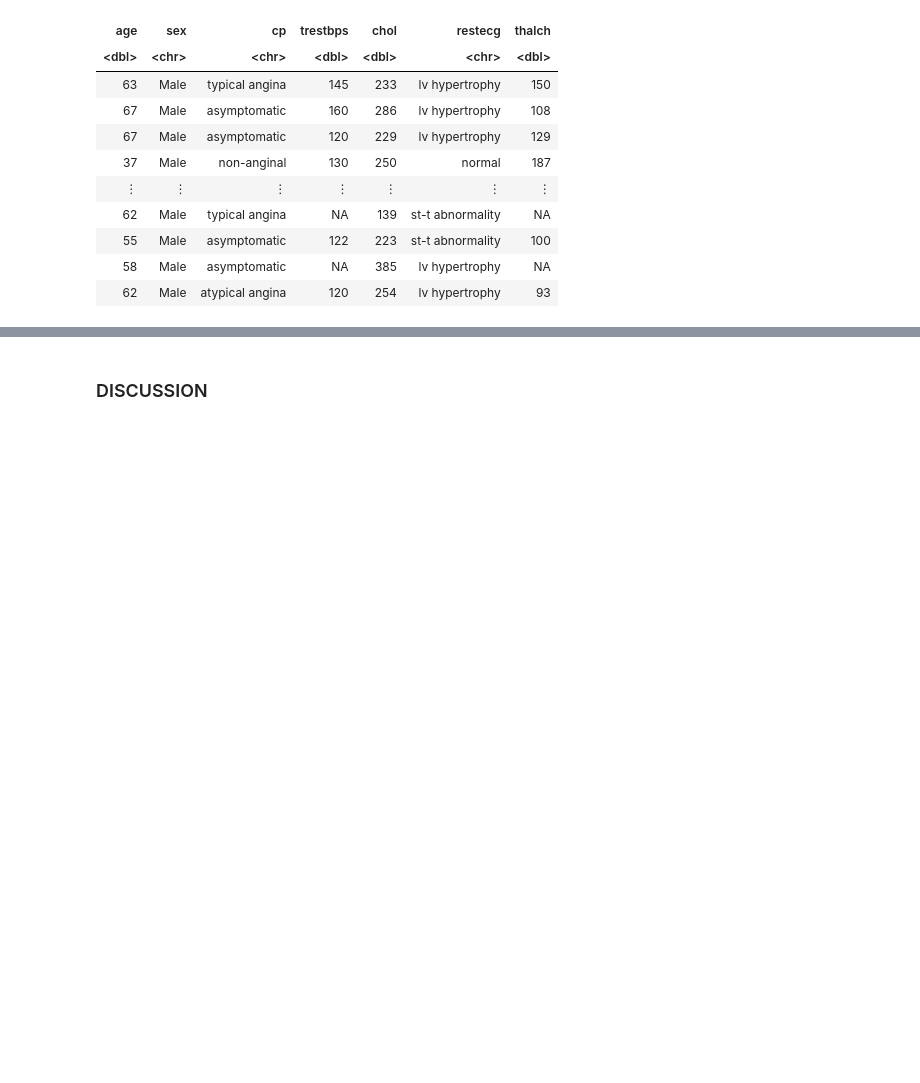
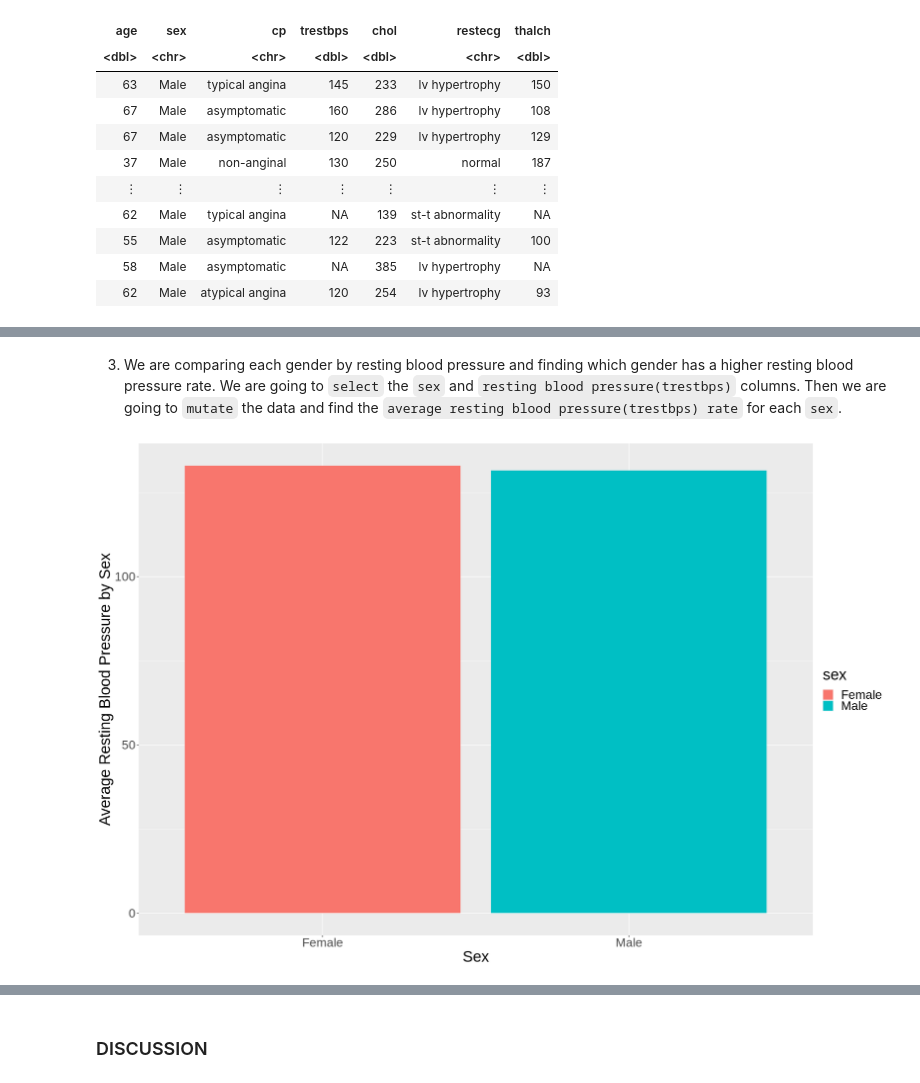
Before and after one commit to raulortiz04/dsci-100-2023s1-group-59, a Jupyter notebook: Project_Report.ipynb, the cells around one changed output, grey strips where cells are left out. Cells and saved outputs as stored; diff of their text form; code cells hidden in the pictures; blank space fills up the shorter version.

```diff
--- a/Project_Report.ipynb
+++ b/Project_Report.ipynb
@@ -170,0 +121,19 @@ Warning message:
+# %% [markdown]
+3. We are comparing each gender by resting blood pressure and finding which gender has a higher resting blood pressure rate. We are going to `select` the `sex` and `resting blood pressure(trestbps)` columns. Then we are going to `mutate` the data and find the `average resting blood pressure(trestbps) rate` for each `sex`.
+# %%
+sex_trestbps <- specific_data |>
+ filter(trestbps != "NA") |>
+  group_by(sex, trestbps) |>
+  count()
+
+sex_trestbps_avrg <- sex_trestbps |>
+  group_by(sex) |>
+  summarize(avg_trestbps = mean(trestbps, na.rm = TRUE))
+
+sex_trestbps_plot <- ggplot(sex_trestbps_avrg, aes(x = sex, y = avg_trestbps, fill = sex)) +
+  geom_bar(stat = "identity") +
+  labs(x = "Sex", y = "Average Resting Blood Pressure by Sex") +
+  theme(text = element_text(size = 25))
+sex_trestbps_plot
+# %% [output]
+[figure, added]
```
Also changed, not shown: parts of 14 cells of this notebook.
